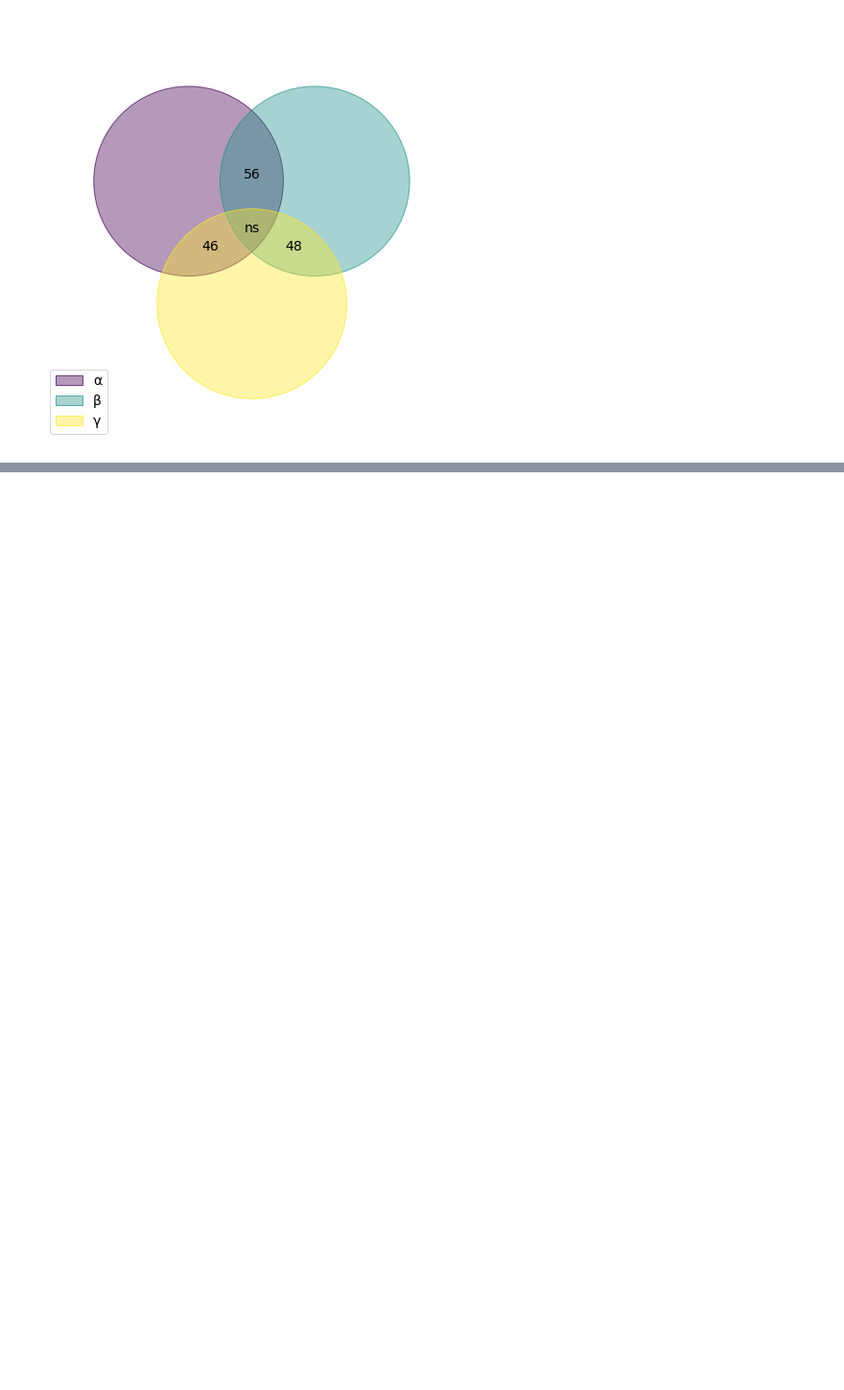
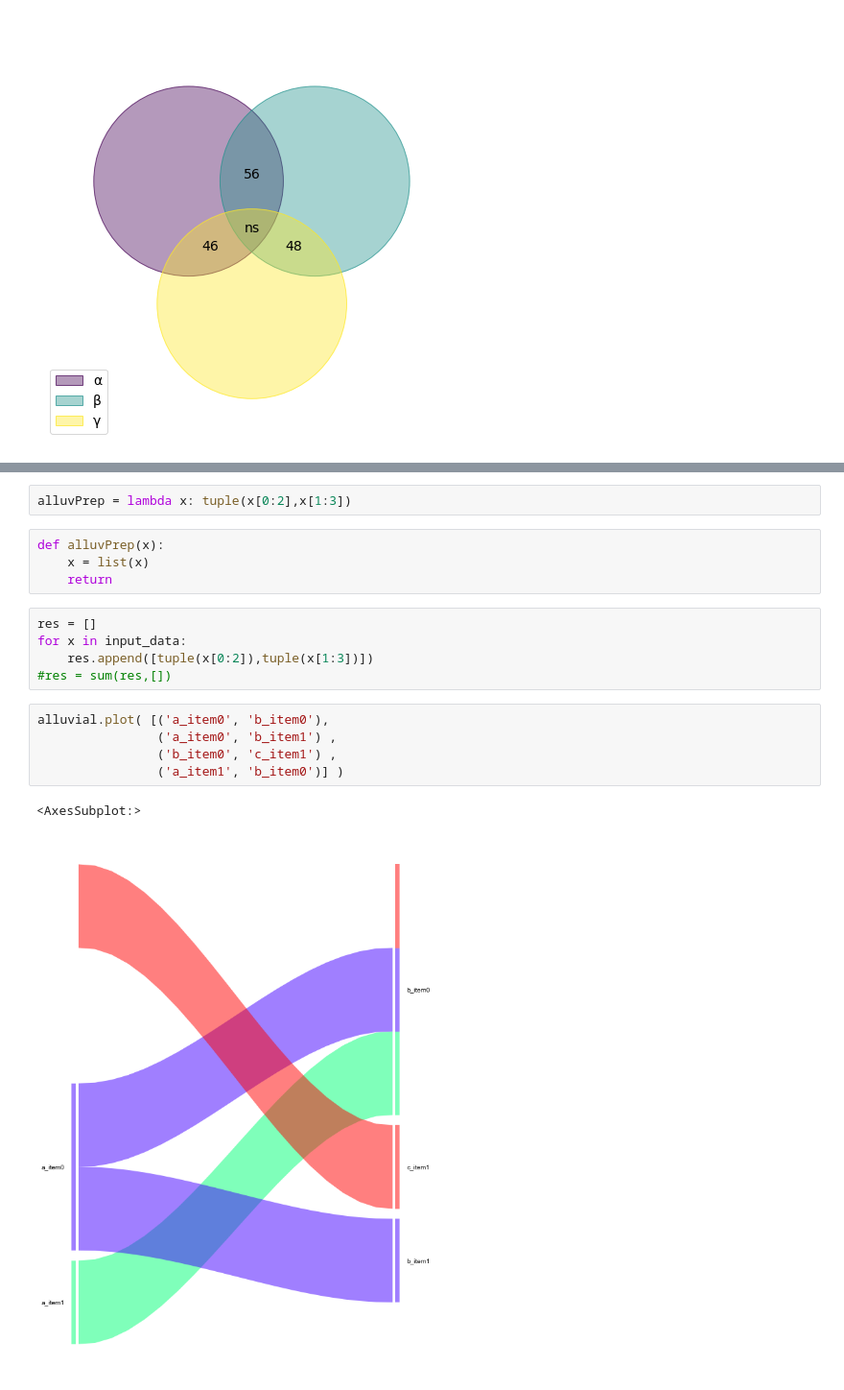
Before and after one commit to rodriguezmDNA/pyTools, a Jupyter notebook: notebooks/PyViz.ipynb, the cells around one changed output, grey strips where cells are left out. Shown at 96% size. Cells and saved outputs as stored; diff of their text form; blank space fills up the shorter version.

```diff
--- a/notebooks/VennDiagrams.ipynb
+++ b/notebooks/PyViz.ipynb
@@ -86,0 +137,19 @@ draw_venn(
+# %%
+alluvPrep = lambda x: tuple(x[0:2],x[1:3])
+# %%
+def alluvPrep(x):
+    x = list(x)
+    return
+# %%
+res = []
+for x in input_data:
+    res.append([tuple(x[0:2]),tuple(x[1:3])])
+#res = sum(res,[])
+# %%
+alluvial.plot( [('a_item0', 'b_item0'),
+                ('a_item0', 'b_item1') ,
+                ('b_item0', 'c_item1') ,
+                ('a_item1', 'b_item0')] )
+# %% [output]
+<AxesSubplot:>
+[figure, added]
```
Also changed, not shown: parts of 10 cells of this notebook, 2 other files.
